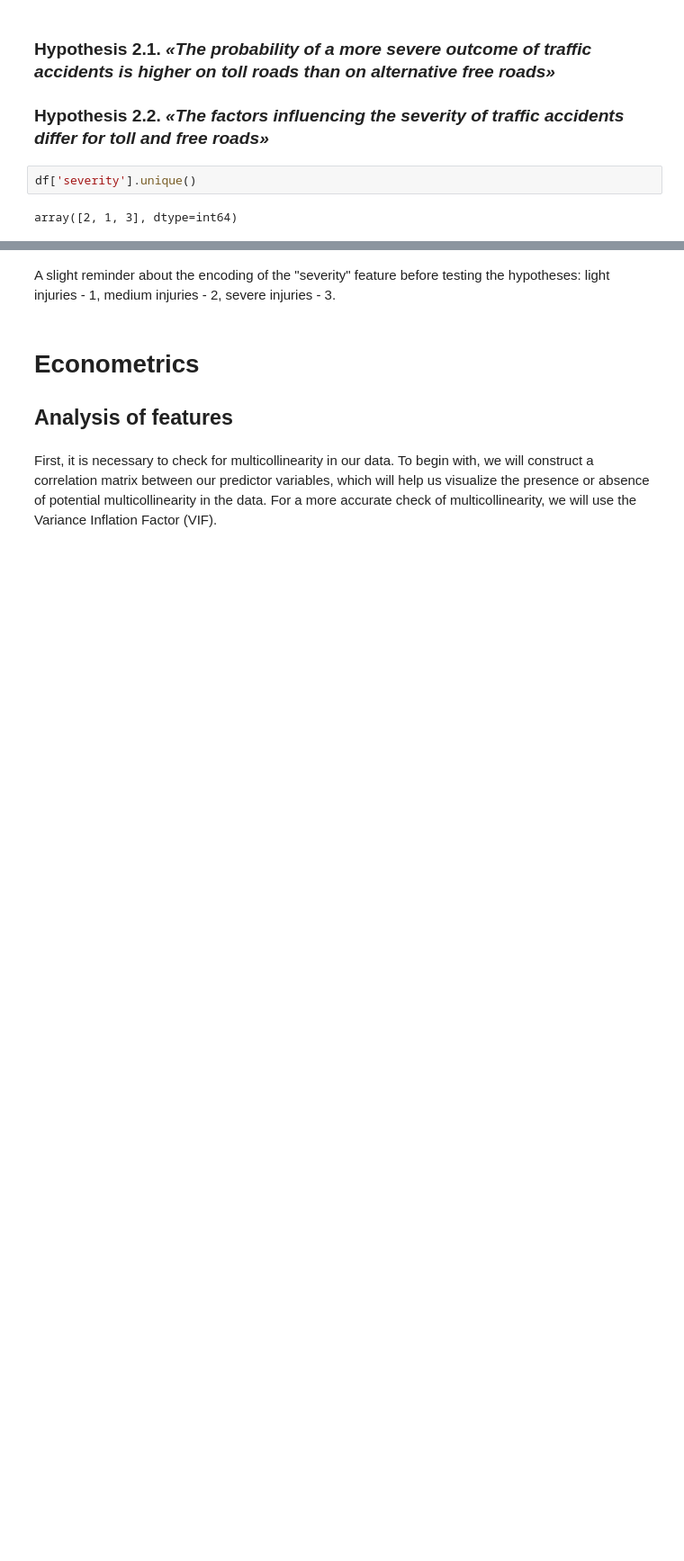
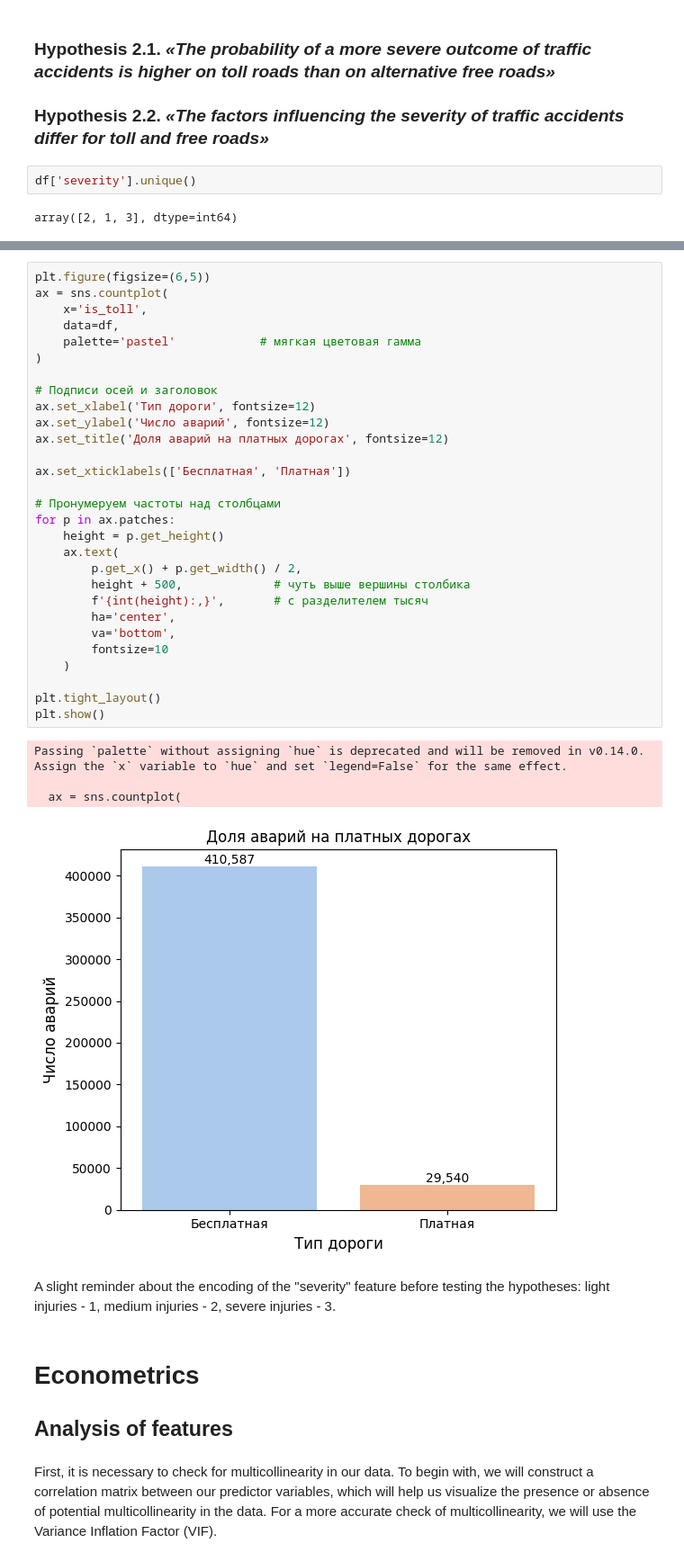
Before and after one commit to NastyaWheel/thesis, a Jupyter notebook: severity/severity_hypotheses.ipynb, the cells around one changed output, grey strips where cells are left out. Shown at 90% size. Saved outputs shown, nothing was run; the diff lists cells and outputs as text; blank space fills up the shorter version.

```diff
--- a/severity/severity_hypotheses.ipynb
+++ b/severity/severity_hypotheses.ipynb
@@ -90,3 +119,37 @@ array([2, 1, 3], dtype=int64)
+# %%
+plt.figure(figsize=(6,5))
+ax = sns.countplot(
+    x='is_toll',
+    data=df,
+    palette='pastel'            # мягкая цветовая гамма
+)
+
+# Подписи осей и заголовок
+ax.set_xlabel('Тип дороги', fontsize=12)
+ax.set_ylabel('Число аварий', fontsize=12)
+ax.set_title('Доля аварий на платных дорогах', fontsize=12)
+
+ax.set_xticklabels(['Бесплатная', 'Платная'])
+
+# Пронумеруем частоты над столбцами
+for p in ax.patches:
+    height = p.get_height()
+    ax.text(
+        p.get_x() + p.get_width() / 2,
+        height + 500,             # чуть выше вершины столбика
+        f'{int(height):,}',       # с разделителем тысяч
+        ha='center',
+        va='bottom',
+        fontsize=10
+    )
+
+plt.tight_layout()
+plt.show()
+# %% [output]
+Passing `palette` without assigning `hue` is deprecated and will be removed in v0.14.0. Assign the `x` variable to `hue` and set `legend=False` for the same effect.
+
+  ax = sns.countplot(
+[figure, added]
 # %% [markdown]
 A slight reminder about the encoding of the "severity" feature before testing the hypotheses: light injuries - 1, medium injuries - 2, severe injuries - 3.
 # %% [markdown]
```
Also changed, not shown: parts of 4 cells of this notebook, 3 other files.
